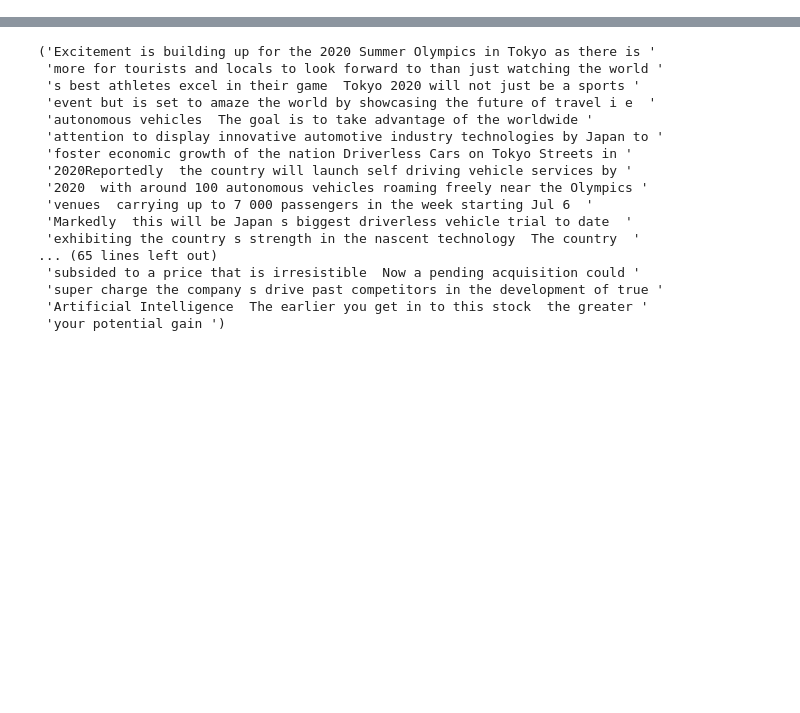
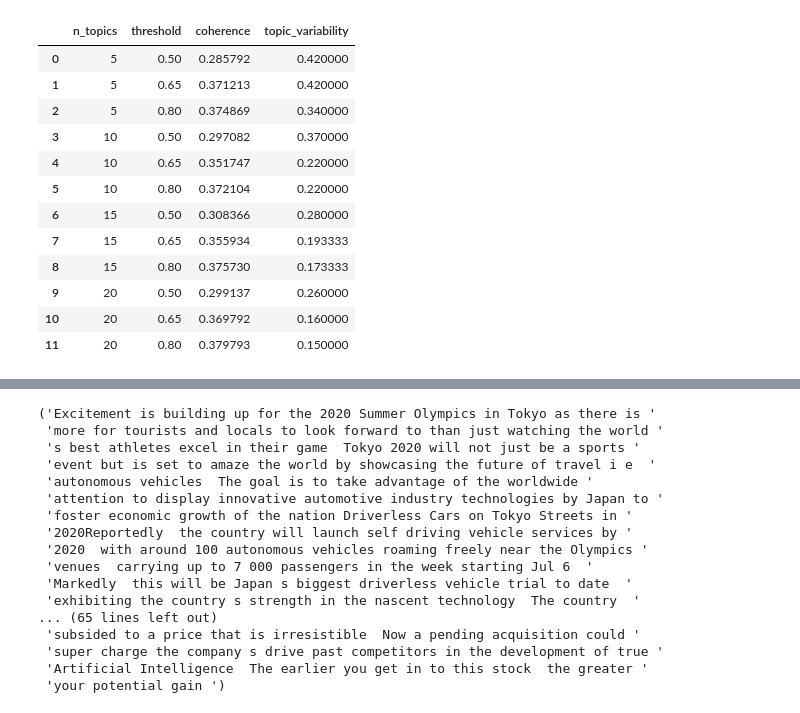
Before and after one commit to MaximeLambregts1/2024_nlp_assignment_2, a Jupyter notebook: LDA.ipynb, the cells around one changed output, grey strips where cells are left out. Cells and saved outputs as stored; diff of their text form; code cells hidden in the pictures; blank space fills up the shorter version.

```diff
--- a/LDA.ipynb
+++ b/LDA.ipynb
@@ -95,0 +87,16 @@ Coherence Score:  0.2893881302419975
+# %%
+df_results
+# %% [output]
+|  | n_topics | threshold | coherence | topic_variability |
+| 0 | 5 | 0.50 | 0.285792 | 0.420000 |
+| 1 | 5 | 0.65 | 0.371213 | 0.420000 |
+| 2 | 5 | 0.80 | 0.374869 | 0.340000 |
+| 3 | 10 | 0.50 | 0.297082 | 0.370000 |
+| 4 | 10 | 0.65 | 0.351747 | 0.220000 |
+| 5 | 10 | 0.80 | 0.372104 | 0.220000 |
+| 6 | 15 | 0.50 | 0.308366 | 0.280000 |
+| 7 | 15 | 0.65 | 0.355934 | 0.193333 |
+| 8 | 15 | 0.80 | 0.375730 | 0.173333 |
+| 9 | 20 | 0.50 | 0.299137 | 0.260000 |
+| 10 | 20 | 0.65 | 0.369792 | 0.160000 |
+| 11 | 20 | 0.80 | 0.379793 | 0.150000 |
```
Also changed, not shown: parts of 19 cells of this notebook, 1 other file.
